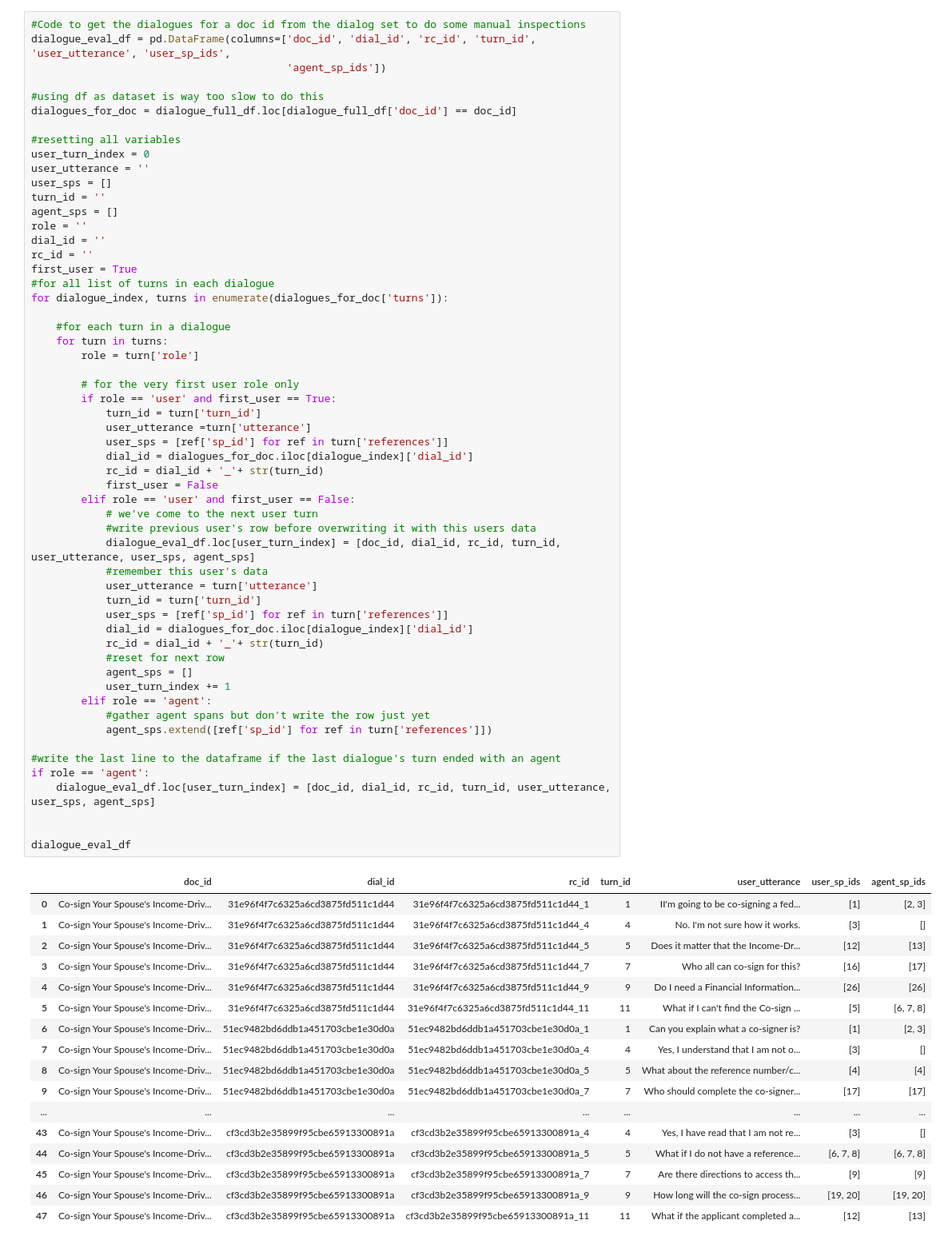
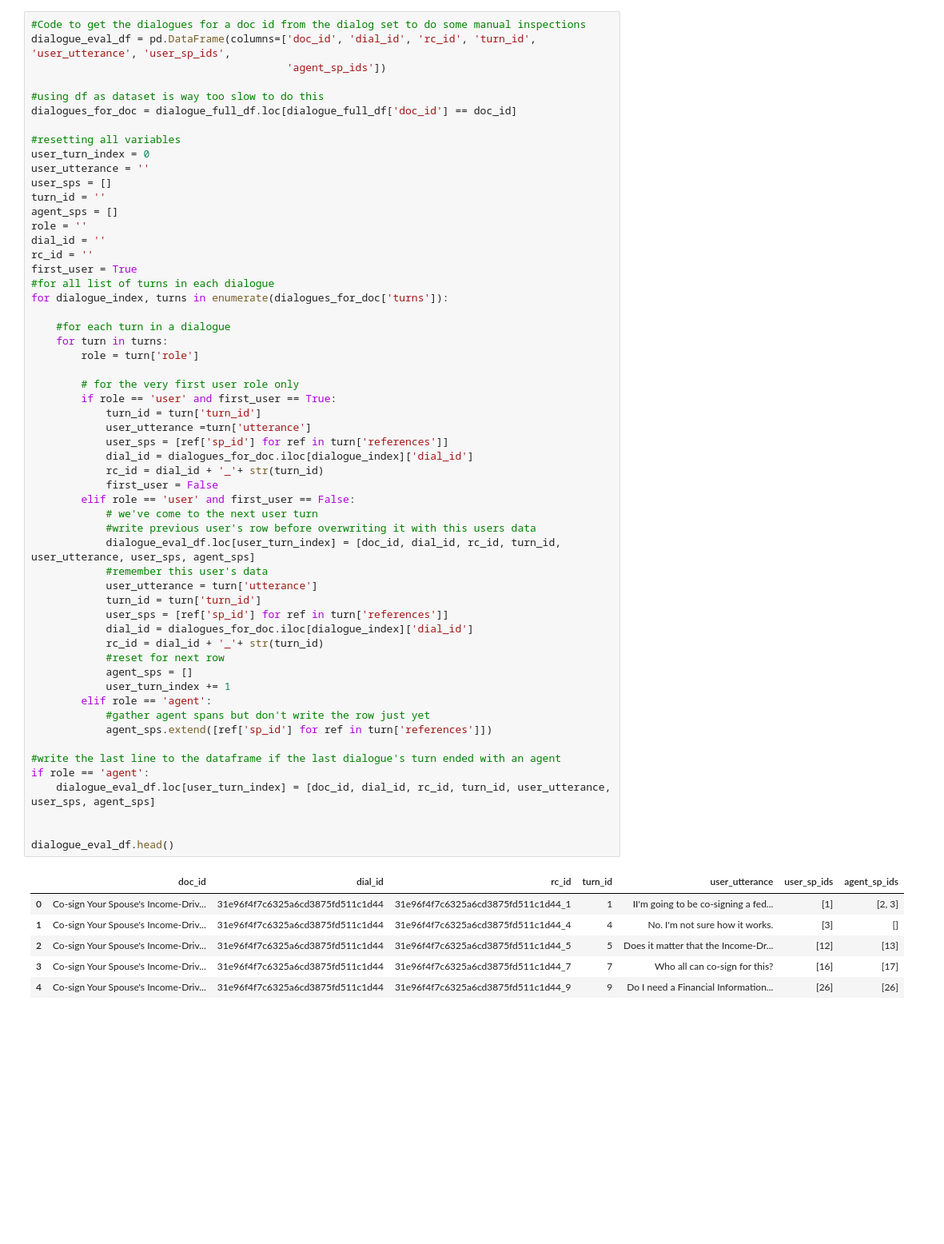
Before and after one commit to isabelladegen/nlp-2021, a Jupyter notebook: notebooks/RCDataInvestigation.ipynb, the cells around one changed output. Shown: that part at 80% size. Saved outputs shown, nothing was run; the diff lists cells and outputs as text; blank space fills up the shorter version.

```diff
--- a/notebooks/RCDataInvestigation.ipynb
+++ b/notebooks/RCDataInvestigation.ipynb
@@ -132,45 +118,34 @@ for dialogue_index, turns in enumerate(dialogues_for_doc['turns']):
             first_user = False
         elif role == 'user' and first_user == False:
             # we've come to the next user turn
             #write previous user's row before overwriting it with this users data
             dialogue_eval_df.loc[user_turn_index] = [doc_id, dial_id, rc_id, turn_id, user_utterance, user_sps, agent_sps]
             #remember this user's data
             user_utterance = turn['utterance']
             turn_id = turn['turn_id']
             user_sps = [ref['sp_id'] for ref in turn['references']]
             dial_id = dialogues_for_doc.iloc[dialogue_index]['dial_id']
             rc_id = dial_id + '_'+ str(turn_id)
             #reset for next row
             agent_sps = []
             user_turn_index += 1
         elif role == 'agent':
             #gather agent spans but don't write the row just yet
             agent_sps.extend([ref['sp_id'] for ref in turn['references']])
 
 #write the last line to the dataframe if the last dialogue's turn ended with an agent
 if role == 'agent':
     dialogue_eval_df.loc[user_turn_index] = [doc_id, dial_id, rc_id, turn_id, user_utterance, user_sps, agent_sps]
 
 
-dialogue_eval_df
+dialogue_eval_df.head()
 # %% [output]
 |  | doc_id | dial_id | rc_id | turn_id | user_utterance | user_sp_ids | agent_sp_ids |
 | 0 | Co-sign Your Spouse's Income-Driv... | 31e96f4f7c6325a6cd3875fd511c1d44 | 31e96f4f7c6325a6cd3875fd511c1d44_1 | 1 | II'm going to be co-signing a fed... | [1] | [2, 3] |
 | 1 | Co-sign Your Spouse's Income-Driv... | 31e96f4f7c6325a6cd3875fd511c1d44 | 31e96f4f7c6325a6cd3875fd511c1d44_4 | 4 | No. I'm not sure how it works. | [3] | [] |
 | 2 | Co-sign Your Spouse's Income-Driv... | 31e96f4f7c6325a6cd3875fd511c1d44 | 31e96f4f7c6325a6cd3875fd511c1d44_5 | 5 | Does it matter that the Income-Dr... | [12] | [13] |
 | 3 | Co-sign Your Spouse's Income-Driv... | 31e96f4f7c6325a6cd3875fd511c1d44 | 31e96f4f7c6325a6cd3875fd511c1d44_7 | 7 | Who all can co-sign for this? | [16] | [17] |
 | 4 | Co-sign Your Spouse's Income-Driv... | 31e96f4f7c6325a6cd3875fd511c1d44 | 31e96f4f7c6325a6cd3875fd511c1d44_9 | 9 | Do I need a Financial Information... | [26] | [26] |
-| 5 | Co-sign Your Spouse's Income-Driv... | 31e96f4f7c6325a6cd3875fd511c1d44 | 31e96f4f7c6325a6cd3875fd511c1d44_11 | 11 | What if I can't find the Co-sign ... | [5] | [6, 7, 8] |
-| 6 | Co-sign Your Spouse's Income-Driv... | 51ec9482bd6ddb1a451703cbe1e30d0a | 51ec9482bd6ddb1a451703cbe1e30d0a_1 | 1 | Can you explain what a co-signer is? | [1] | [2, 3] |
-| 7 | Co-sign Your Spouse's Income-Driv... | 51ec9482bd6ddb1a451703cbe1e30d0a | 51ec9482bd6ddb1a451703cbe1e30d0a_4 | 4 | Yes, I understand that I am not o... | [3] | [] |
-| 8 | Co-sign Your Spouse's Income-Driv... | 51ec9482bd6ddb1a451703cbe1e30d0a | 51ec9482bd6ddb1a451703cbe1e30d0a_5 | 5 | What about the reference number/c... | [4] | [4] |
-| 9 | Co-sign Your Spouse's Income-Driv... | 51ec9482bd6ddb1a451703cbe1e30d0a | 51ec9482bd6ddb1a451703cbe1e30d0a_7 | 7 | Who should complete the co-signer... | [17] | [17] |
-| ... | ... | ... | ... | ... | ... | ... | ... |
-| 43 | Co-sign Your Spouse's Income-Driv... | cf3cd3b2e35899f95cbe65913300891a | cf3cd3b2e35899f95cbe65913300891a_4 | 4 | Yes, I have read that I am not re... | [3] | [] |
-| 44 | Co-sign Your Spouse's Income-Driv... | cf3cd3b2e35899f95cbe65913300891a | cf3cd3b2e35899f95cbe65913300891a_5 | 5 | What if I do not have a reference... | [6, 7, 8] | [6, 7, 8] |
-| 45 | Co-sign Your Spouse's Income-Driv... | cf3cd3b2e35899f95cbe65913300891a | cf3cd3b2e35899f95cbe65913300891a_7 | 7 | Are there directions to access th... | [9] | [9] |
-| 46 | Co-sign Your Spouse's Income-Driv... | cf3cd3b2e35899f95cbe65913300891a | cf3cd3b2e35899f95cbe65913300891a_9 | 9 | How long will the co-sign process... | [19, 20] | [19, 20] |
-| 47 | Co-sign Your Spouse's Income-Driv... | cf3cd3b2e35899f95cbe65913300891a | cf3cd3b2e35899f95cbe65913300891a_11 | 11 | What if the applicant completed a... | [12] | [13] |
 # %%
 #Check if I can find any dialogue with its dial id in the rc document
 def get_rc_question(df_in_rc):
```
Also changed, not shown: parts of 5 cells of this notebook, 4 other files.
